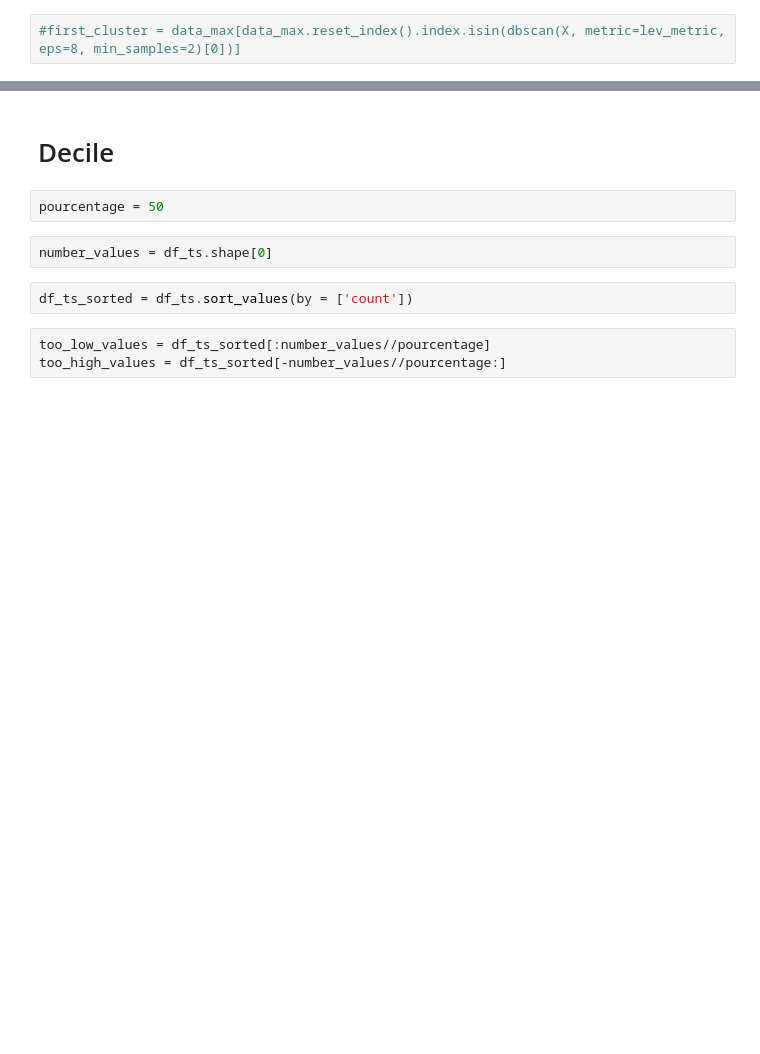
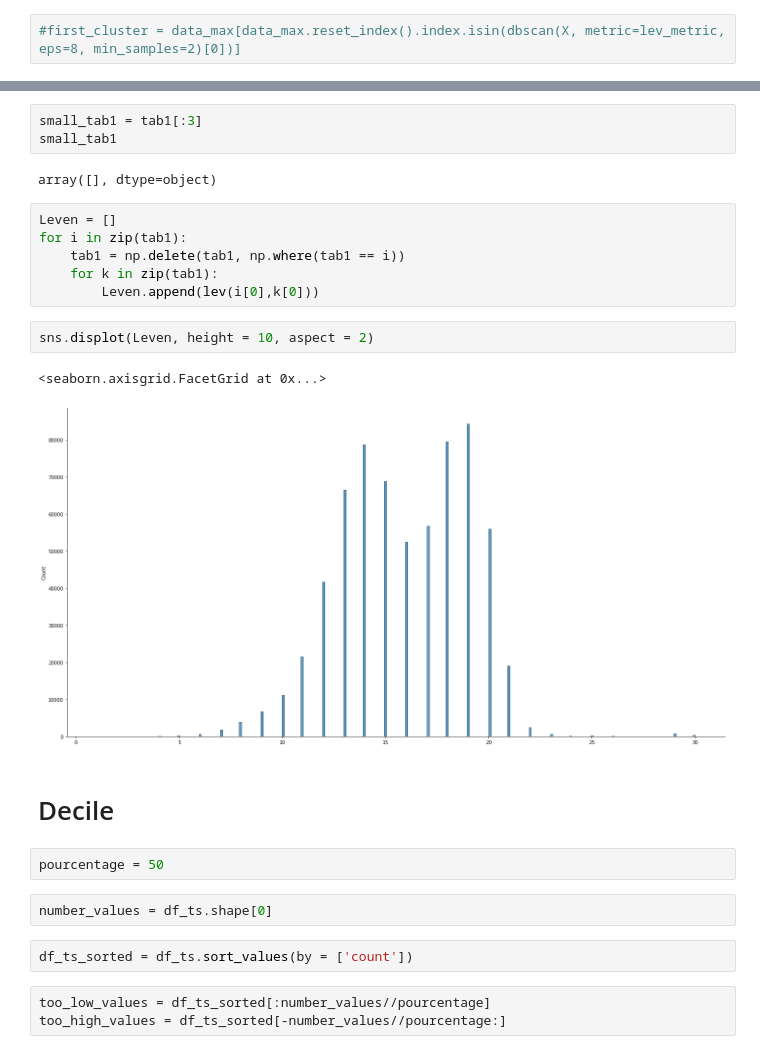
Before and after one commit to Stucki92/POC_ALEIA_GIT_JH, a Jupyter notebook: Notebook_Malware.ipynb, the cells around one changed output, grey strips where cells are left out. Saved outputs shown, nothing was run; the diff lists cells and outputs as text; blank space fills up the shorter version.

```diff
--- a/Notebook_Malware.ipynb
+++ b/Notebook_Malware.ipynb
@@ -142,3 +142,19 @@ Name: date_round, dtype: int64
+# %%
+small_tab1 = tab1[:3]
+small_tab1
+# %% [output]
+array([], dtype=object)
+# %%
+Leven = []
+for i in zip(tab1):
+    tab1 = np.delete(tab1, np.where(tab1 == i))
+    for k in zip(tab1):
+        Leven.append(lev(i[0],k[0]))
+# %%
+sns.displot(Leven, height = 10, aspect = 2)
+# %% [output]
+<seaborn.axisgrid.FacetGrid at 0x...>
+[figure, added]
 # %% [markdown]
 # Decile
 # %%
```
Also changed, not shown: parts of 12 cells of this notebook.
